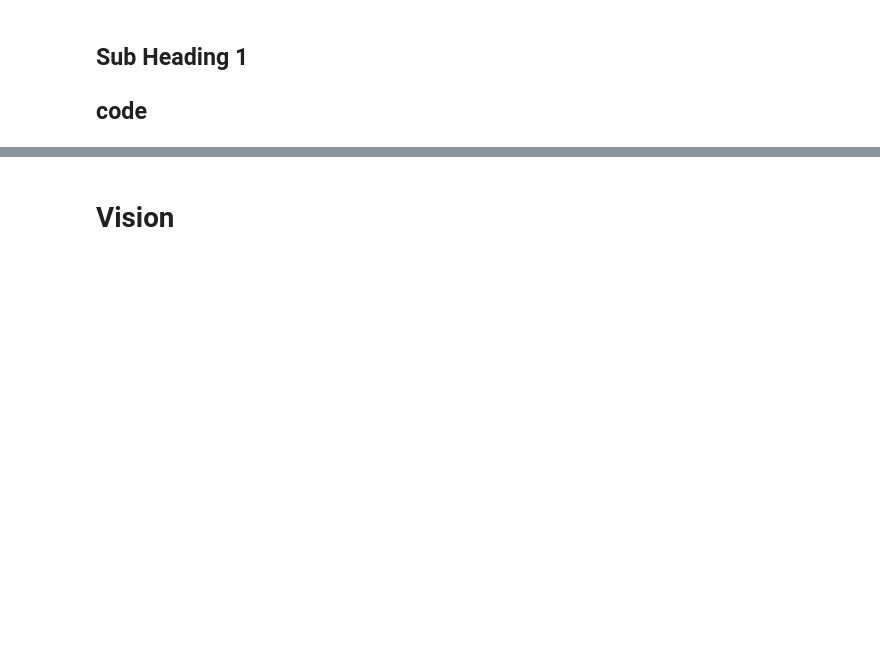
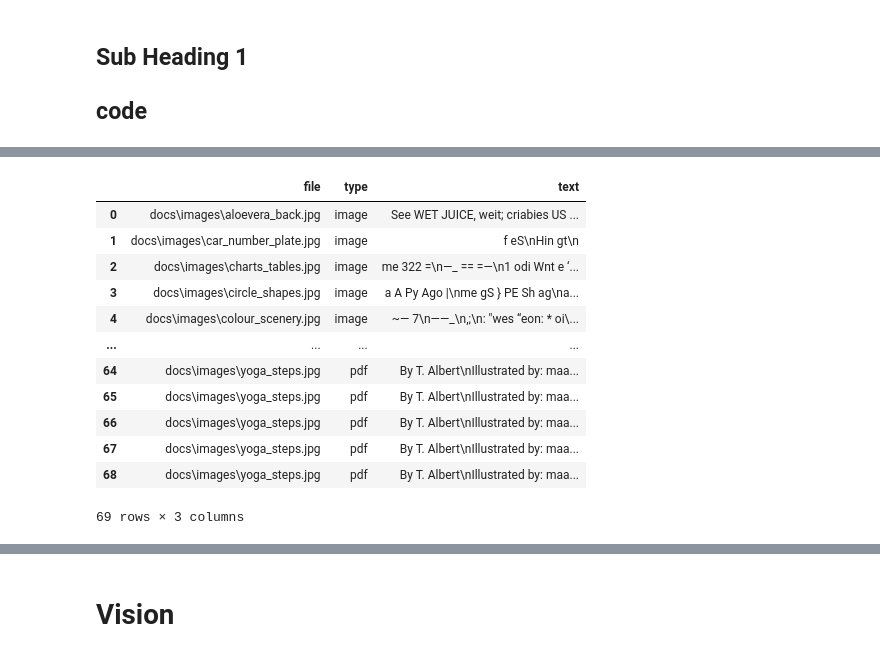
Before and after one commit to ATU-BDAAI/ca2-assignment-research-selvi-datascience, a Jupyter notebook: CA2_Template.ipynb, the cells around one changed output, grey strips where cells are left out. Cells and saved outputs as stored; diff of their text form; code cells hidden in the pictures; blank space fills up the shorter version.

```diff
--- a/CA2_Template.ipynb
+++ b/CA2_Template.ipynb
@@ -141,18 +129,20 @@ PDF: 3
 # %%
-# step 3: process images (ocr)
+# step 3: storing the images in the images files to process images (ocr)
 
 image_files = jpg_files + bmp_files
 
 results = []
 
-for path in image_files:
-    img = cv2.imread(path)
+for file in image_files:
+    img = cv2.imread(file)
 
     processed = preprocess_image(img)
-    text = pytesseract.image_to_string(processed)
+    custom_config = r'--oem 1 --psm 6'
+
+    text = pytesseract.image_to_string(processed, config = custom_config)
 
     results.append({
-        "file": path,
+        "file": file,
         "type": "image",
         "text": text
     })
@@ -180,0 +151,26 @@ print(len(results))
+# %%
+# handling the pdf files separately, either by converting into image for scanned pdf, or by extracting the text directly,
+# incase of read text based pdf, them the text is extracted:
+
+for file in pdf_files:
+    doc = fitz.open(file)
+    text = ""
+
+    for page in doc:
+        extracted = page.get_text()
+
+        if extracted.strip():
+            text += extracted
+        else:
+            pix = page.get_pixmap(dpi=200)
+
+            img = np.frombuffer(pix.samples, dtype=np.uint8)
+            img = img.reshape(pix.height, pix.width, pix.n)
+            custom_config = r'--oem 1 --psm 6'
+            text += pytesseract.image_to_string(img, config = custom_config)
+
+        results.append({
+            "file": path,
+            "type": "pdf",
+            "text": text
+        })
@@ -180,0 +199,18 @@ print(len(results))
+# %%
+results_df = pd.DataFrame(results)
+
+results_df
+# %% [output]
+|  | file | type | text |
+| 0 | docs\images\aloevera_back.jpg | image | See WET JUICE, weit; criabies US ... |
+| 1 | docs\images\car_number_plate.jpg | image | f eS\nHin gt\n |
+| 2 | docs\images\charts_tables.jpg | image | me 322 =\n—_ == =—\n1 odi Wnt e ‘... |
+| 3 | docs\images\circle_shapes.jpg | image | a A Py Ago |\nme gS } PE Sh ag\na... |
+| 4 | docs\images\colour_scenery.jpg | image | ~— 7\n——_\n,;\n: "wes “eon: * oi\... |
+| ... | ... | ... | ... |
+| 64 | docs\images\yoga_steps.jpg | pdf | By T. Albert\nIllustrated by: maa... |
+| 65 | docs\images\yoga_steps.jpg | pdf | By T. Albert\nIllustrated by: maa... |
+| 66 | docs\images\yoga_steps.jpg | pdf | By T. Albert\nIllustrated by: maa... |
+| 67 | docs\images\yoga_steps.jpg | pdf | By T. Albert\nIllustrated by: maa... |
+| 68 | docs\images\yoga_steps.jpg | pdf | By T. Albert\nIllustrated by: maa... |
+69 rows × 3 columns
```
Also changed, not shown: parts of 14 cells of this notebook.
